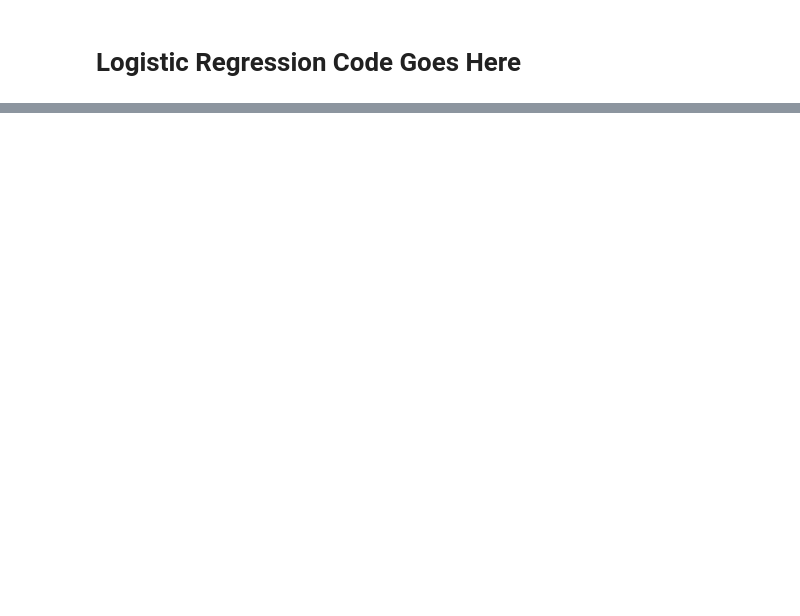
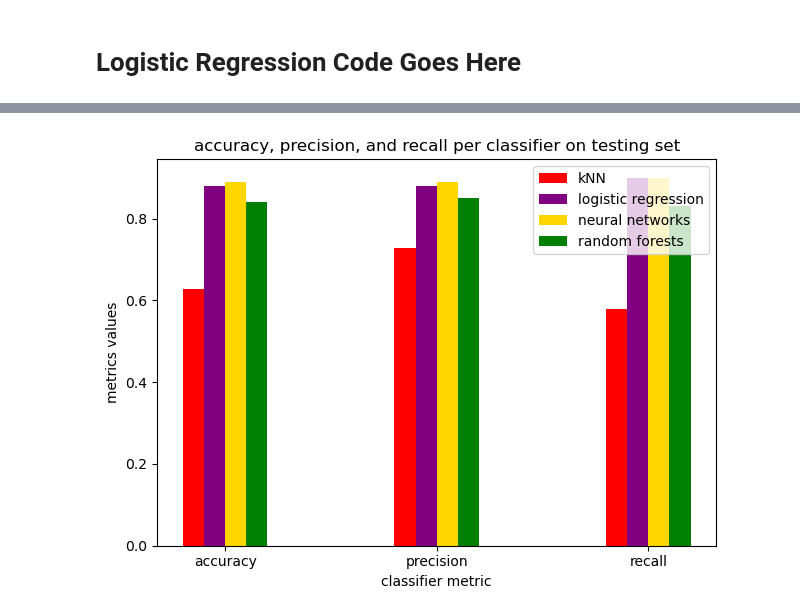
Before and after one commit to souzenkhan/CS-178-Movie-Project, a Jupyter notebook: project/logistic_regression.ipynb, the cells around one changed output, grey strips where cells are left out. Saved outputs shown, nothing was run; the diff lists cells and outputs as text; code cells hidden in the pictures; blank space fills up the shorter version.

```diff
--- a/project/logistic_regression.ipynb
+++ b/project/logistic_regression.ipynb
@@ -84,0 +242,29 @@ RECALL (catching negatives): 0.88152
+# %%
+accuracy_scores = [0.628, 0.88, 0.89, 0.84]
+precision_scores = [0.729, 0.88, 0.89, 0.85]
+recall_scores = [0.58, 0.90, 0.90, 0.83]
+
+kNN_scores = [0.628, 0.729, 0.58]
+log_reg_scores = [0.88, 0.88, 0.90]
+nn_scores = [0.89, 0.89, 0.90]
+rf_scores = [0.84, 0.85, 0.83]
+
+metrics = ['accuracy', 'precision', 'recall']
+
+w, x = 0.4, np.arange(len(metrics))
+
+plt.bar(x - 3 * w/8, kNN_scores, color = 'red', width = w/4, label = "kNN")
+plt.bar(x - w/8, log_reg_scores, color = 'purple', width = w/4, label = "logistic regression")
+plt.bar(x + w/8, nn_scores, color = 'gold', width = w/4, label = "neural networks")
+plt.bar(x + 3 * w/8, rf_scores, color = 'green', width = w/4, label = "random forests")
+
+plt.xlabel("classifier metric")
+plt.ylabel("metrics values")
+plt.title("accuracy, precision, and recall per classifier on testing set")
+plt.xticks([0, 1, 2], metrics)
+plt.legend()
+
+plt.tight_layout()
+plt.show()
+# %% [output]
+[figure, added]
```
Also changed, not shown: parts of 12 cells of this notebook, 2 other files.
